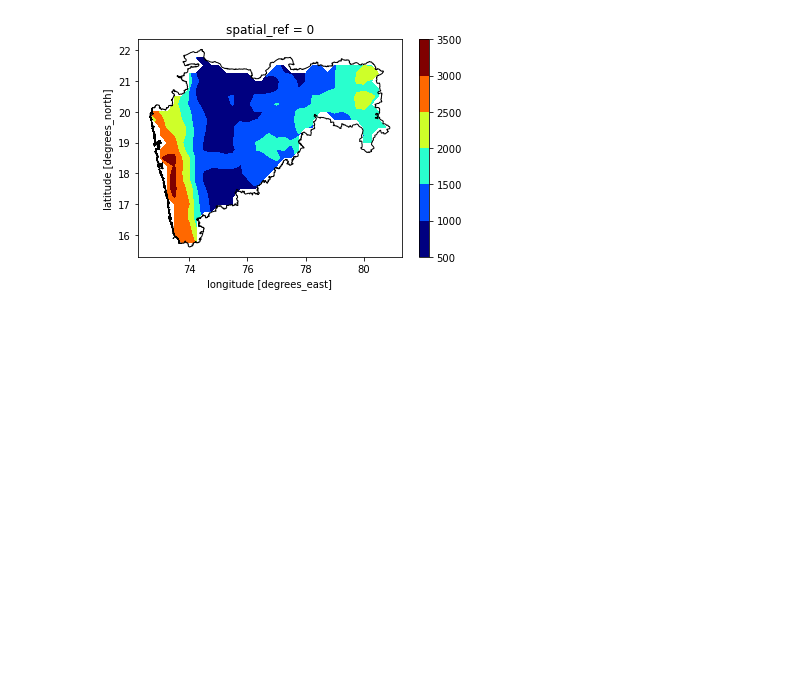
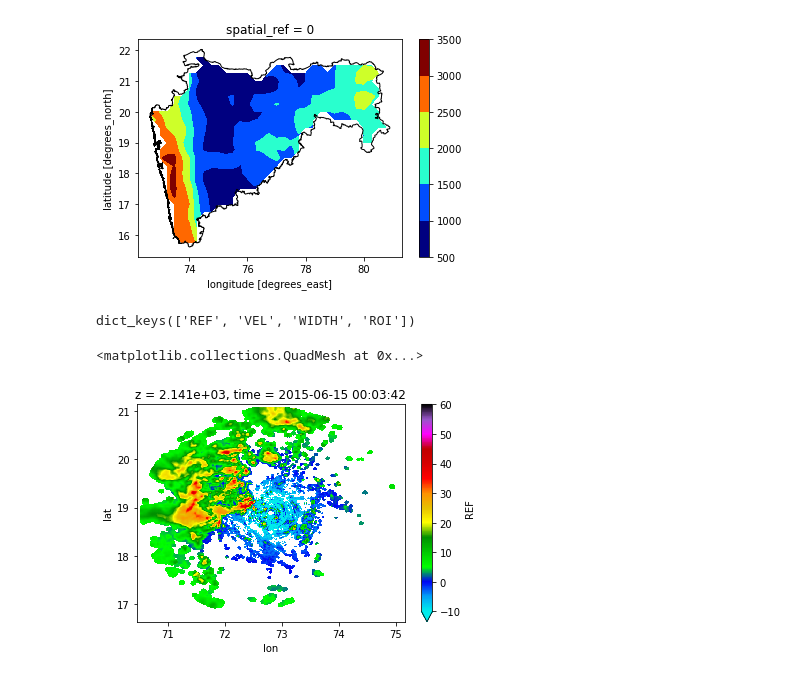
Before and after one commit to syedhamidali/imd, a Jupyter notebook: GPM_IMD_MATCH-Copy1.ipynb, the cells around one changed output. Drawn from its saved outputs; the diff is of its cells as text; code cells hidden in the pictures; blank space fills up the shorter version.

```diff
--- a/GPM_IMD_MATCH-Copy1.ipynb
+++ b/GPM_IMD_MATCH-Copy1.ipynb
@@ -105,0 +108,8 @@ plt.show()
+# %%
+grid = pyart.io.read_grid("../radar_mum/output/grid_MUM150615000342.nc")
+# %%
+grid.fields.keys()
+# %% [output]
+dict_keys(['REF', 'VEL', 'WIDTH', 'ROI'])
+# %%
+xg = grid.to_xarray()
@@ -105,0 +118,18 @@ plt.show()
+# %%
+ds = xr.Dataset(
+    {
+        "REF":(["time", "z", "lat", "lon"], xg.REF.values,),
+        "VELH":(["time", "z", "lat", "lon"], xg.VEL.values,),
+    },
+    coords={
+        "z" :(['z'], xg.z.values),
+        "lon" :(["lon"], xg.lon.values),
+        "lat" :(["lat"], xg.lat.values),
+        "time" :(["time"], xg.time.values),
+    }
+)
+# %%
+ds['REF'][0,4].plot(cmap='pyart_NWSRef',vmin=-10,vmax=60)
+# %% [output]
+<matplotlib.collections.QuadMesh at 0x...>
+[figure, added]
```
Also changed, not shown: parts of 3 cells of this notebook.
